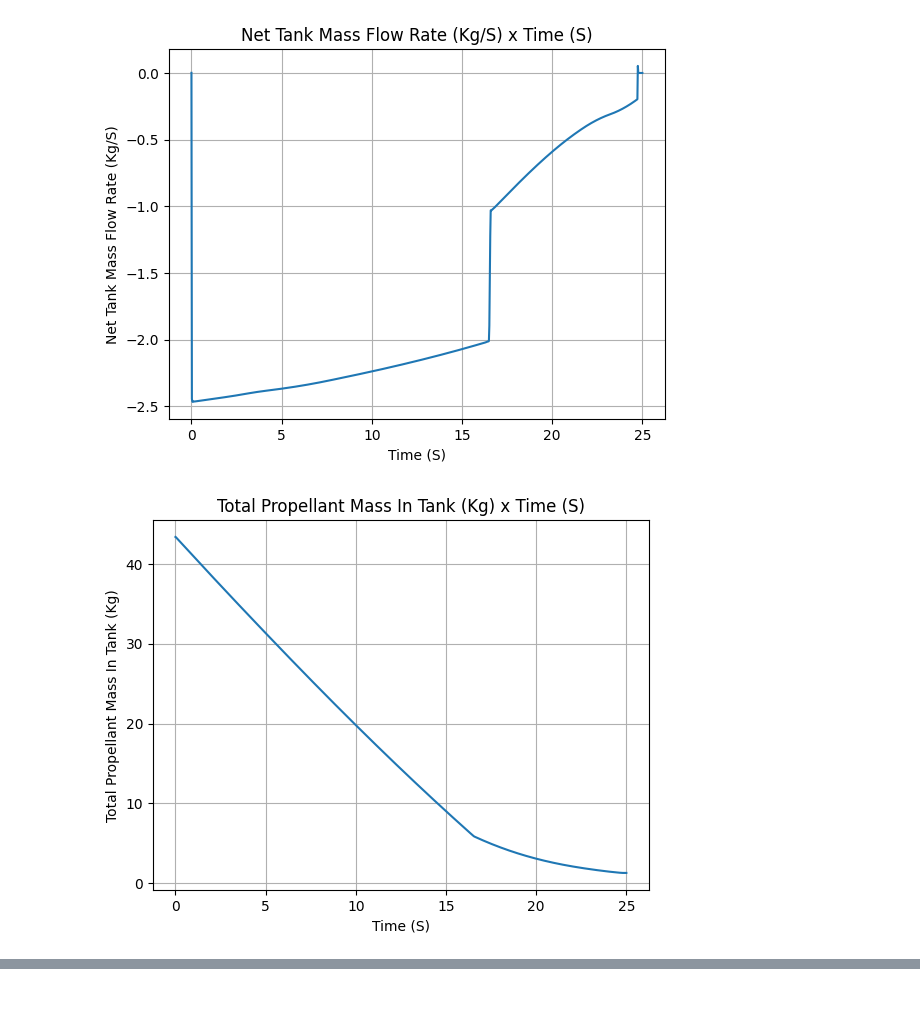
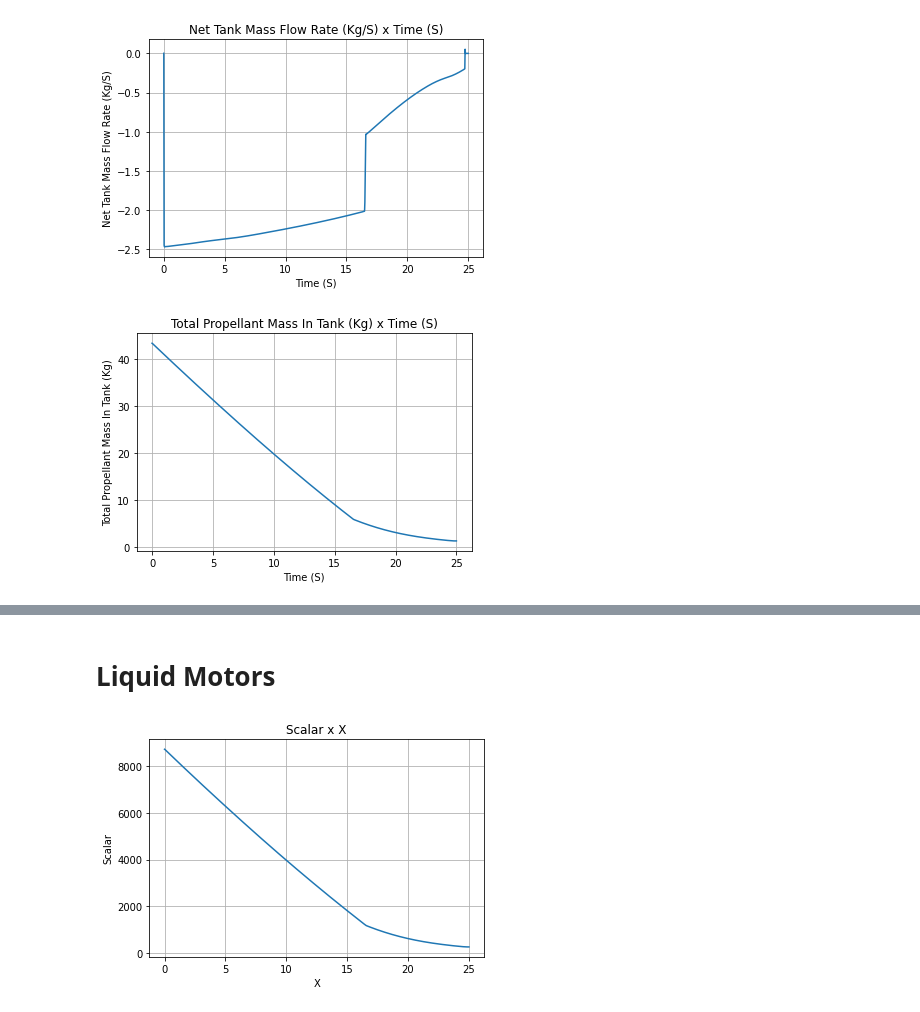
Before and after one commit to RocketPy-Team/RocketPy, a Jupyter notebook: docs/notebooks/tank_class_usage.ipynb, the cells around one changed output, grey strips where cells are left out. Cells and saved outputs as stored; diff of their text form; code cells hidden in the pictures.

```diff
--- a/docs/notebooks/tank_class_usage.ipynb
+++ b/docs/notebooks/tank_class_usage.ipynb
@@ -74,9 +85,9 @@ N2O_mass_tank = MassBasedTank(
 # %%
 N2O_mass_tank.netMassFlowRate.plot(0, 25)
 N2O_mass_tank.mass.plot(0, 25)
 N2O_mass_tank.liquidVolume.plot(0, 25)
 N2O_mass_tank.centerOfMass.plot(0, 25)
-N2O_mass_tank.inertiaTensor.plot(0, 25)
+N2O_mass_tank.inertiaXX.plot(0, 25)
 # %% [output]
-[figure, old version]
+[figure, new version]
-[figure, old version]
+[figure, new version]
@@ -85,0 +97,2 @@ N2O_mass_tank.inertiaTensor.plot(0, 25)
+# %% [markdown]
+# Liquid Motors
@@ -85,0 +113,4 @@ N2O_mass_tank.inertiaTensor.plot(0, 25)
+# %%
+NOELLE.Ixx.plot(0, 25)
+# %% [output]
+[figure, added]
```
Also changed, not shown: parts of 9 cells of this notebook, 16 other files.
